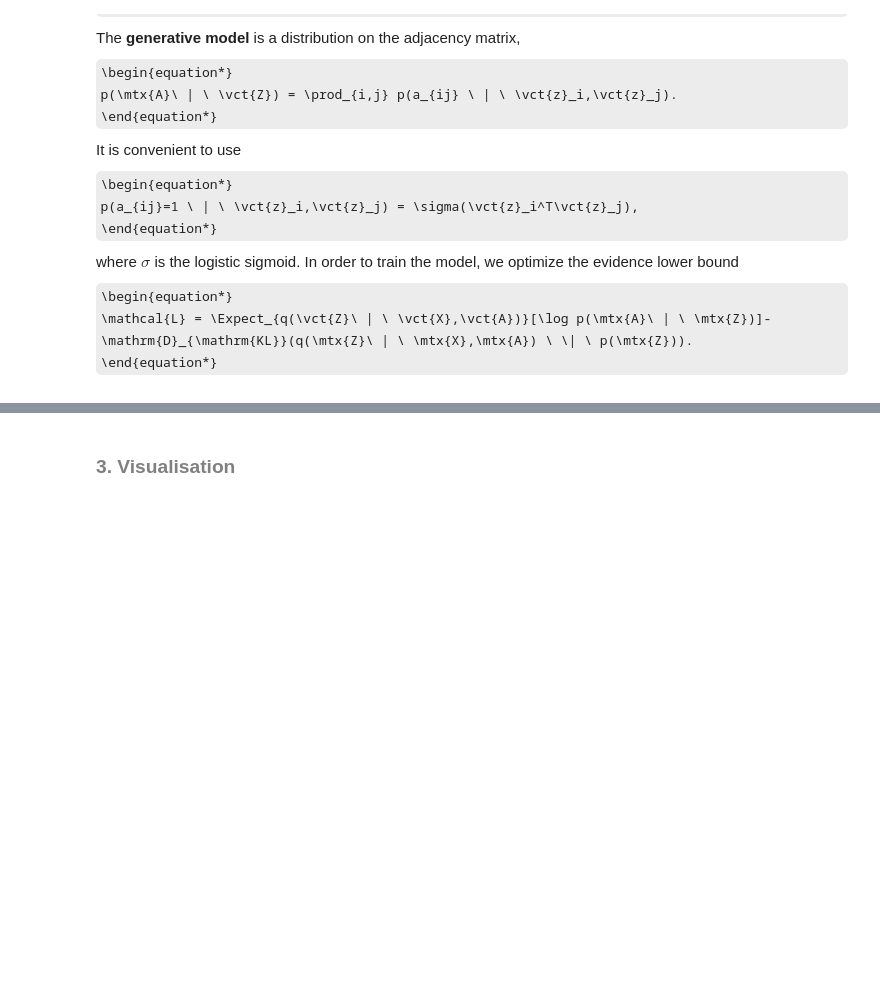
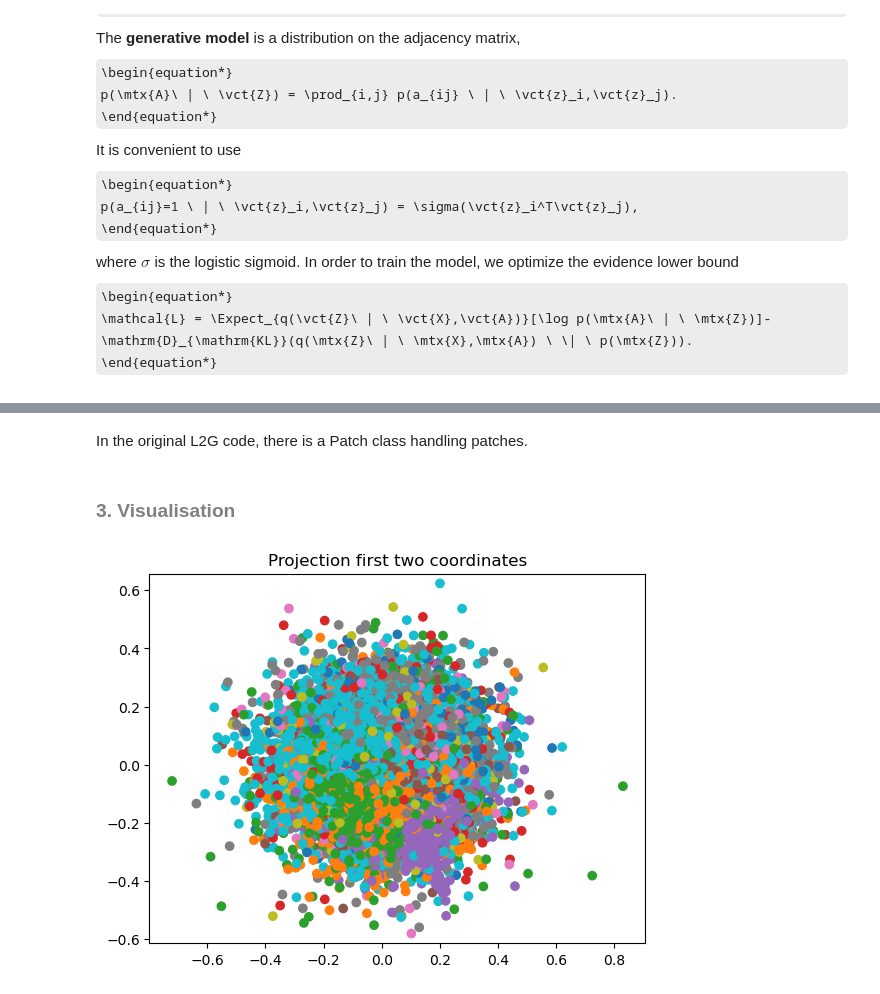
Before and after one commit to OxfordRSE/L2Gv2, a Jupyter notebook: nas.ipynb, the cells around one changed output, grey strips where cells are left out. Cells and saved outputs as stored; diff of their text form; code cells hidden in the pictures; some formulas as TeX source; blank space fills up the shorter version.

```diff
--- a/nas.ipynb
+++ b/nas.ipynb
@@ -221,7 +243,7 @@ class Encoder(torch.nn.Module):
     """
     Implement a Graph Convolutional Network (GCN) as encoder
     """
-    def __init__(self, dim, num_node_features, hidden_dim=32, cached=True, bias=True, add_self_loops=True, normalize=True):
+    def __init__(self, dim, num_node_features, hidden_dim=100, cached=True, bias=True, add_self_loops=True, normalize=True):
         super().__init__()
         self.x_conv = tg.nn.GCNConv(num_node_features,
                                     hidden_dim,
@@ -252,7 +274,7 @@ class Encoder(torch.nn.Module):
         sigma = self.var_conv(x, edge_index)
         return mu, sigma
 # %%
-model = VGAE(encoder=Encoder(10, data.num_node_features))
+model = VGAE(encoder=Encoder(200, data.num_node_features))
 #model = VGAE(encoder=VGAEconv(2, test_data.num_node_features))
 # %%
 def VGAE_loss(model, data):
@@ -292 +317,3 @@ embedding.shape
+# %% [markdown]
+In the original L2G code, there is a Patch class handling patches.
 # %%
@@ -309,5 +330,22 @@ def VGAE_patch_embeddings(patch_data, dim=2, hidden_dim=32, num_epochs=100, deco
     return patch_list, models
 # %% [markdown]
 ###  <a id='chapter3'> <font color="grey">3. Visualisation </font></a>
+# %%
+most_common = ['AU', 'BR', 'CN', 'DE', 'IN', 'ID', 'PL', 'RU', 'GB', 'US']
+countries = dl.get_nodes(ts=dates[0])['country'].to_list()
+indices = [i for i in range(len(countries)) if countries[i] in most_common]
+# %%
+points = embedding[indices, :]
+labels = [most_common.index(countries[i]) for i in indices]
+# %%
+plt.scatter(
+    points[:, 0],
+    points[:, 1],
+    c=[sns.color_palette()[x] for x in labels]
+)
+plt.gca().set_aspect('equal', 'datalim')
+plt.title('Projection first two coordinates', fontsize=12);
+# %% [output]
+[figure, added]
 # %%
 # Use UMAP to visualise the graph embeddings for different days
```
Also changed, not shown: parts of 28 cells of this notebook, 8 other files.
